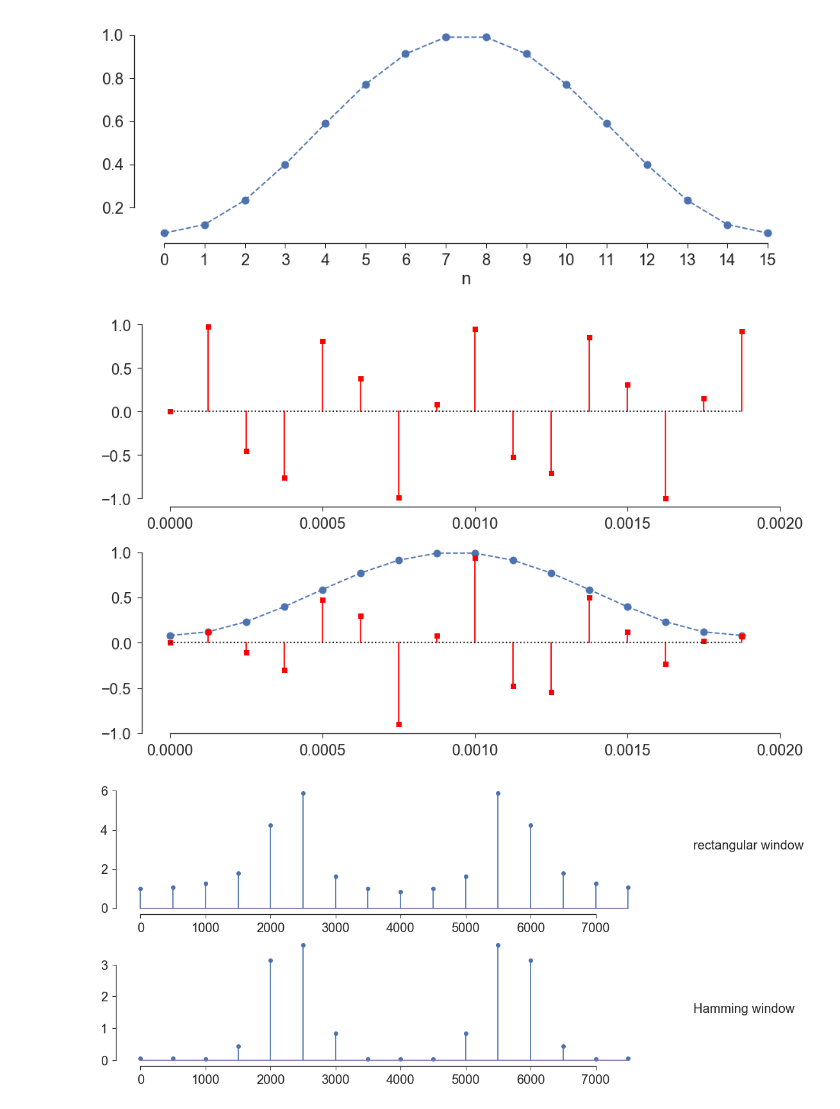
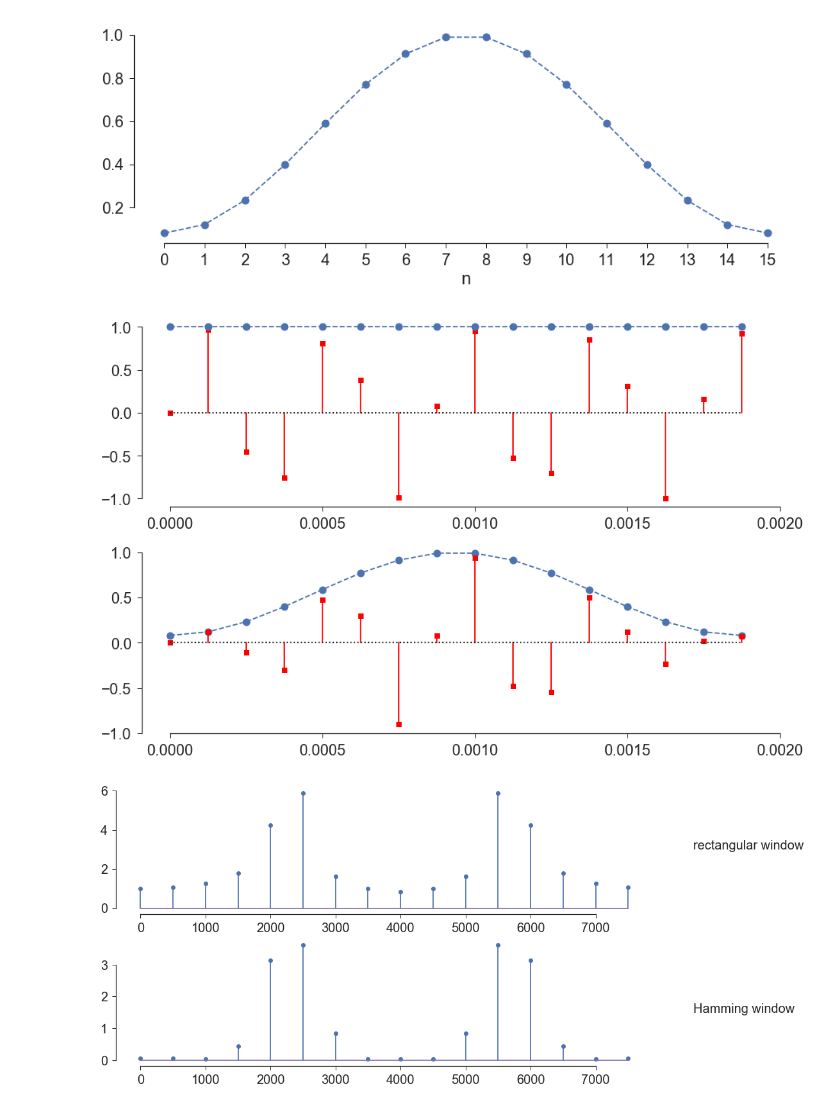
Before and after one commit to noahaskell/noahaskell.github.io, a Jupyter notebook: notebooks/programming_for_CSD/Programming for CSD w04.ipynb, the cells around one changed output. Saved outputs shown, nothing was run; the diff lists cells and outputs as text; code cells hidden in the pictures.

```diff
--- a/notebooks/programming_for_CSD/Programming for CSD w04.ipynb
+++ b/notebooks/programming_for_CSD/Programming for CSD w04.ipynb
@@ -629,15 +630,16 @@ ax.plot(win,'o--',ms=10); ax.set(xticks=np.arange(16), xlabel='n'); sb.despine(a
 # %%
 x2w = x2*win # multiply "leaky" signal and hamming window
 # plot the original samples signal and the windowed signal
 fig, axes = pl.subplots(2,1,figsize=(15,10)); ax1, ax2 = axes
 ax1.stem(td,x2,linefmt='r-',markerfmt='rs',basefmt='k:') # original
+ax1.plot(td,np.ones(N),'o--',ms=10) # rectangular window function
 ax1.set(xticks=np.linspace(0,.002,5), yticks=np.linspace(-1,1,5))
 ax2.plot(td,win,'o--',ms=10) # window function
 ax2.stem(td,x2w,linefmt='r-',markerfmt='rs',basefmt='k:') # windowed signal
 ax2.set(xticks=np.linspace(0,.002,5), yticks=np.linspace(-1,1,5))
 [sb.despine(ax=axi, trim=True) for axi in axes];
 # %% [output]
-[figure, old version]
+[figure, new version]
 # %%
 Xw = fft(x2w) # take FFT of the hamming-windowed signal
 # plot the FFT spectra for the non-windowed and windowed signals to illustrate reduction in leakage
```
Also changed, not shown: parts of 7 cells of this notebook, 1 other file.
